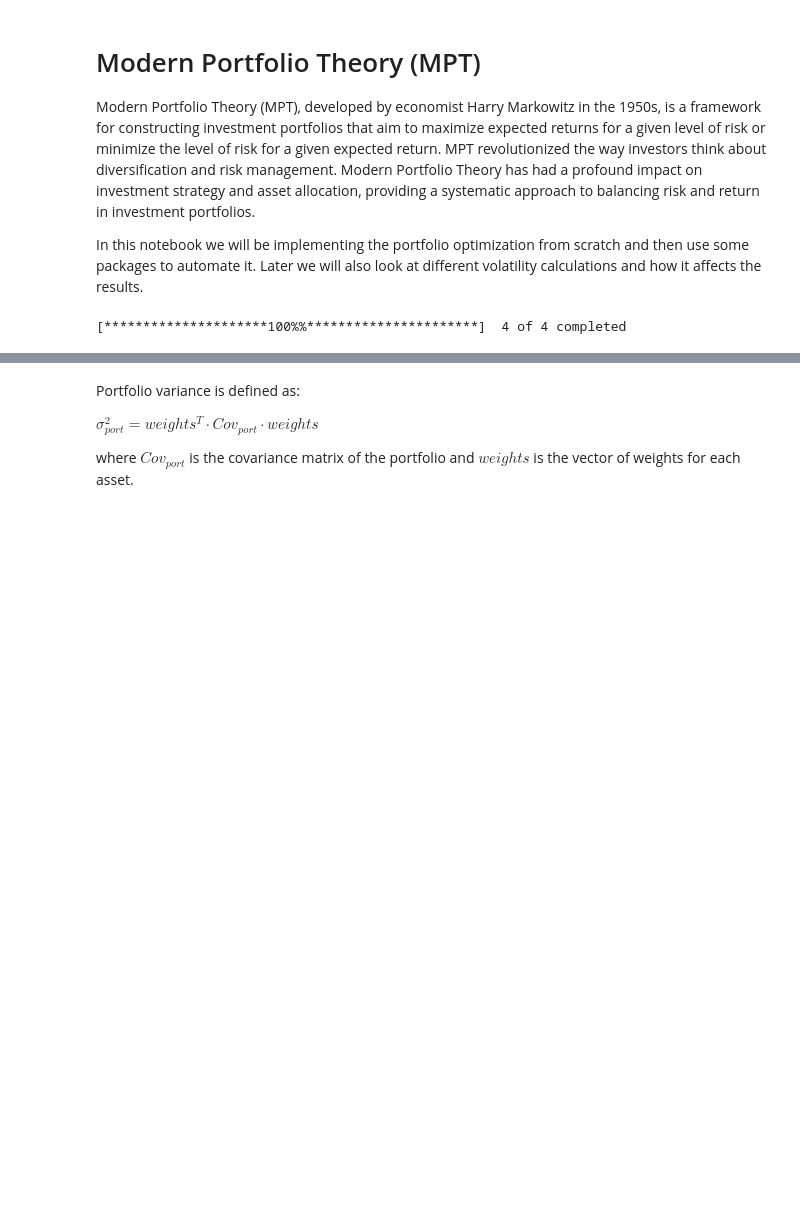
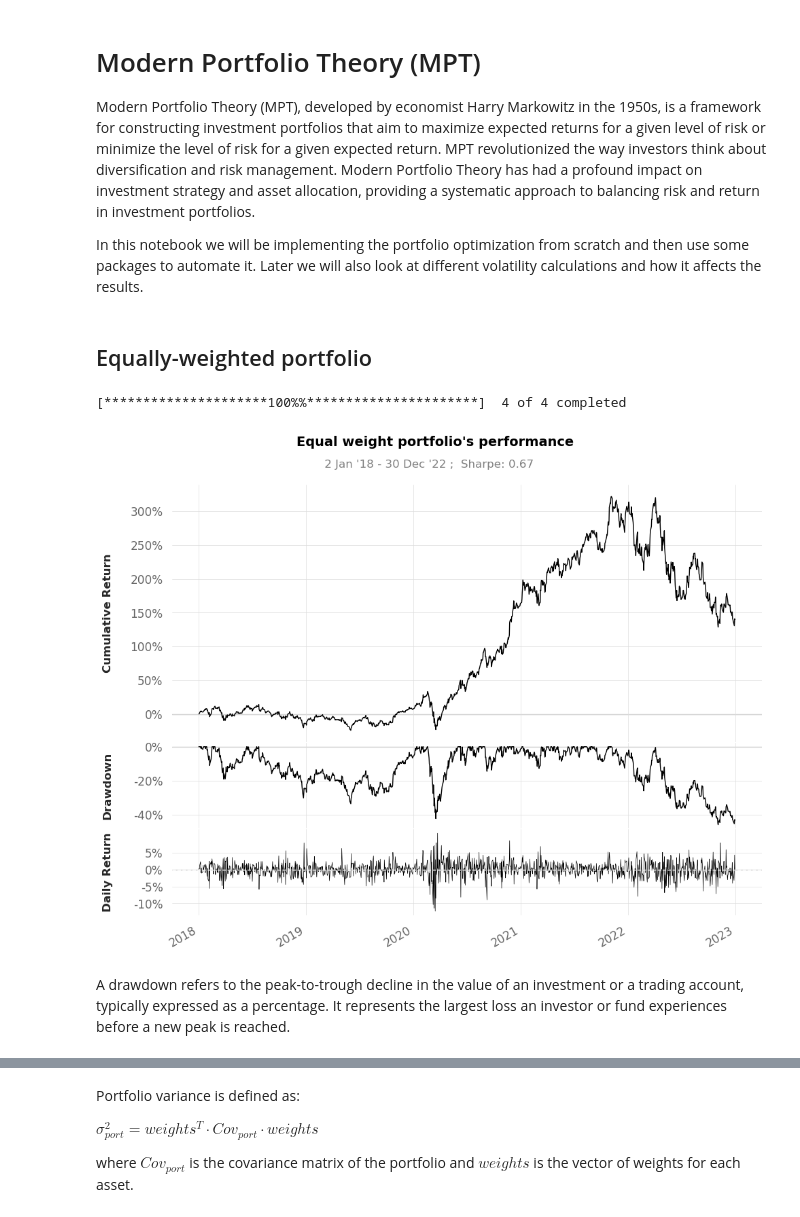
Before and after one commit to ansingh16/portfolio-optimization, a Jupyter notebook: Portfolio.ipynb, the cells around one changed output, grey strips where cells are left out. Saved outputs shown, nothing was run; the diff lists cells and outputs as text; code cells hidden in the pictures; blank space fills up the shorter version.

```diff
--- a/Portfolio.ipynb
+++ b/Portfolio.ipynb
@@ -6,31 +6,55 @@ MPT revolutionized the way investors think about diversification and risk manage
 Modern Portfolio Theory has had a profound impact on investment strategy and asset allocation, providing a systematic approach to balancing risk and return in investment portfolios.
 
 In this notebook we will be implementing the portfolio optimization from scratch and then use some packages to automate it. Later we will also look at different volatility calculations and how it affects the results.
+# %% [markdown]
+## Equally-weighted portfolio
 # %%
 import yfinance as yf
 import pandas_datareader.data as pdr
 import seaborn as sns
 import matplotlib.pyplot as plt
 import numpy as np
+import pandas as pd
+import quantstats as qs
 
 yf.pdr_override()
 
-# Define a list of stock symbols
-stock_symbols = ['AAPL', 'TSLA', 'JPM', 'GS']
+# Define a list of stock symbols belonging to tech sectors
+
+stock_symbols = ["META", "TSLA", "X", "MSFT"]
 
 # start date
 start_date = '2018-01-01'
 # end date
-end_date = '2021-01-01'
+end_date = '2023-01-01'
 
 # Fetch stock data along with sector information
-portfolio = pdr.get_data_yahoo(stock_symbols,start_date,end_date)['Close']
+prices_df = pdr.get_data_yahoo(stock_symbols,start_date,end_date)['Adj Close']
 
-# portfolio returns
-portfolio_returns = portfolio.pct_change()
 
-# Generate random weights for each asset we have to optimize this
-weights = np.random.rand(len(stock_symbols))
-weights /= weights.sum()  # Normalize weights to ensure they sum up to 1
+# assign equal weights to all assets
+weights = np.array(len(stock_symbols) * [1 / len(stock_symbols)])
+
+
+# returns
+returns = prices_df.pct_change()
+returns.dropna(inplace=True)
+
+
+# portfolio returns into a dataframe
+portfolio_returns = pd.Series(np.dot(returns,weights.T),index=returns.index)
 # %% [output]
 [*********************100%%**********************]  4 of 4 completed
+# %%
+import logging
+logging.getLogger('matplotlib.font_manager').setLevel(level=logging.CRITICAL)
+
+# plot the portfolio performance
+qs.plots.snapshot(portfolio_returns,title="Equal weight portfolio's performance",
+grayscale=True)
+
+plt.show()
+# %% [output]
+[figure, added]
+# %% [markdown]
+A drawdown refers to the peak-to-trough decline in the value of an investment or a trading account, typically expressed as a percentage. It represents the largest loss an investor or fund experiences before a new peak is reached.
```
Also changed, not shown: parts of 8 cells of this notebook, 2 other files.
